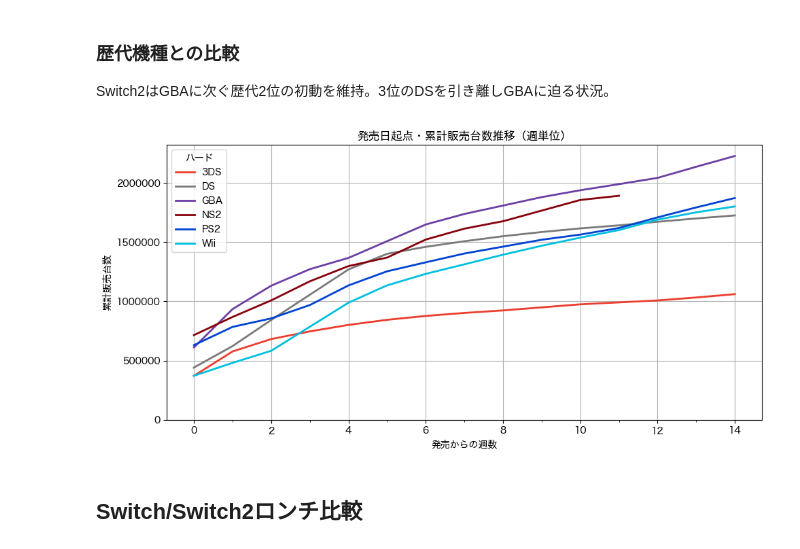
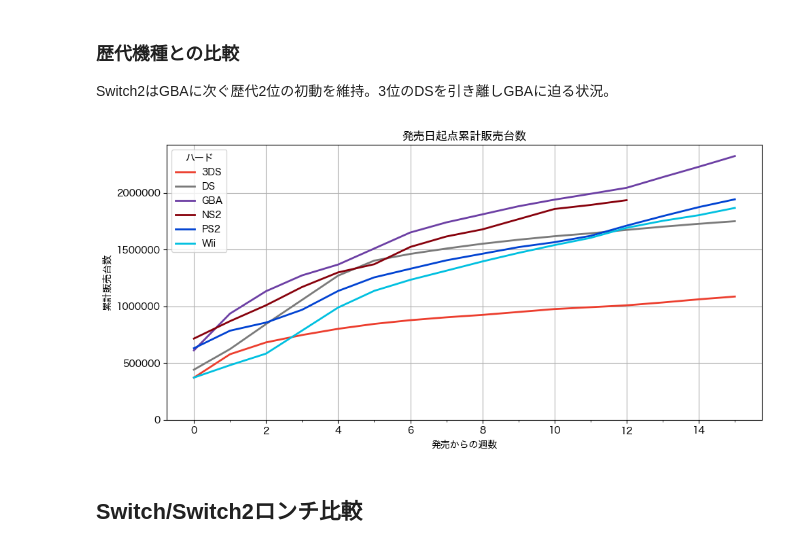
Before and after one commit to hidenden/gamedata, a Jupyter notebook: notebook/analysis/weekly_report_2025.ipynb, the cells around one changed output. Drawn from its saved outputs; the diff is of its cells as text; code cells hidden in the pictures.

```diff
--- a/notebook/analysis/weekly_report_2025.ipynb
+++ b/notebook/analysis/weekly_report_2025.ipynb
@@ -143,9 +143,9 @@ df
 Switch2はGBAに次ぐ歴代2位の初動を維持。3位のDSを引き離しGBAに迫る状況。
 # %%
 (fig, df) = ph.plot_cumulative_sales_by_delta(hw=["GBA", "NS2", "DS", "PS2", "Wii", "3DS"],
-                                         limit=15, mode="week", xgrid=2)
+                                        mode="week", xgrid=2, end=15)
 # %% [output]
-[figure, old version]
+[figure, new version]
 # %% [markdown]
 ## Switch/Switch2ロンチ比較
 # %% [markdown]
```
Also changed, not shown: parts of 7 cells of this notebook, 6 other files.
